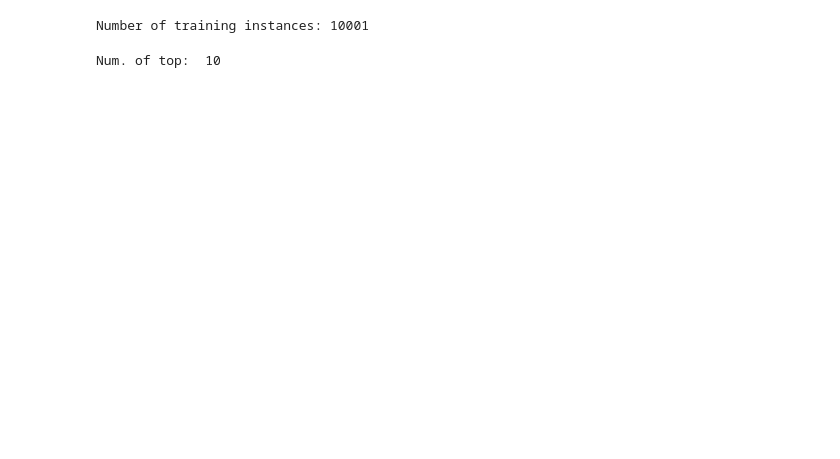
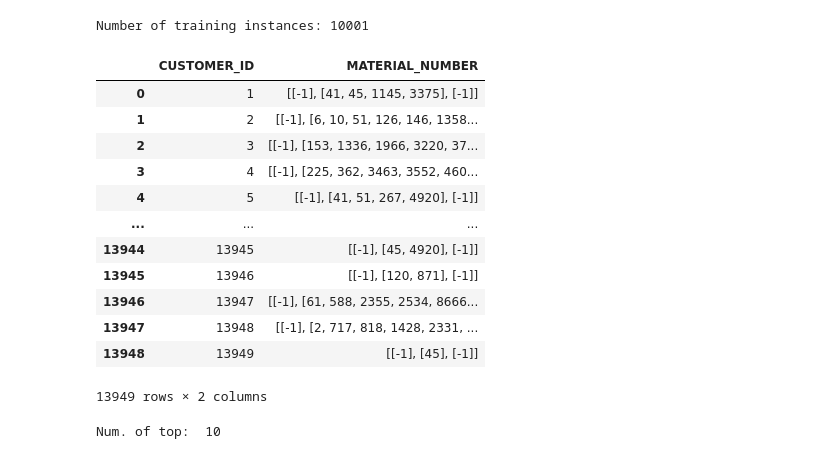
Before and after one commit to pmleffers/TIFUKNN, a Jupyter notebook: TIFUKNN-Work.ipynb, the cells around one changed output. Saved outputs shown, nothing was run; the diff lists cells and outputs as text; code cells hidden in the pictures; blank space fills up the shorter version.

```diff
--- a/TIFUKNN-Work.ipynb
+++ b/TIFUKNN-Work.ipynb
@@ -1033,3 +876,10 @@ test_key_set = filtered_key_set[int(4 / 5 * len(filtered_key_set)):]
 training_key_set, validation_key_set, test_key_set = training_key_set, validation_key_set, test_key_set
 # %% [output]
 Number of training instances: 10000
+# %%
+key_set
+for key in key_set:
+    if len(data_chunk[past_chunk][key]) <= 3:
+        print('<= 3',key)
+    if len(data_chunk[future_chunk][key]) < 2 + next_k_step:
+        print('< 2 + '+str(next_k_step),key)
@@ -1173,8 +1065,8 @@ tmp1[attributes_list]=tmp1[attributes_list].apply(lambda x: [[-1]]+[np.array(sor
 # %%
 df2=pd.read_csv(files[1])
-tmp2=df2.sort_values([usr_attr,ord_attr]).groupby([usr_attr,ord_attr])[attributes_list].apply(np.array).reset_index()
-tmp2=tmp2.groupby([usr_attr])[attributes_list].apply(list).reset_index()
-tmp2[attributes_list]=tmp2[attributes_list].apply(lambda x: [[-1]]+[np.array(sorted(i)) for i in x]+[[-1]])
+tmp2=df2.sort_values(['CUSTOMER_ID','ORDER_NUMBER']).groupby(['CUSTOMER_ID','ORDER_NUMBER'])['MATERIAL_NUMBER'].apply(np.array).reset_index()
+tmp2=tmp2.groupby(['CUSTOMER_ID'])['MATERIAL_NUMBER'].apply(list).reset_index()
+tmp2=tmp2.assign(MATERIAL_NUMBER=tmp2.MATERIAL_NUMBER.apply(lambda x: [[-1]]+[np.array(sorted(i)) for i in x]+[[-1]]))
 # %%
 history_key_set=tmp1.assign(MATERIAL_NUMBER=np.where(tmp1.MATERIAL_NUMBER.apply(len)<= 3,None,tmp1.MATERIAL_NUMBER)).assign(CUSTOMER_ID=tmp1.CUSTOMER_ID.apply(str))
 history_key_set=list(history_key_set[~history_key_set.MATERIAL_NUMBER.isnull()]['CUSTOMER_ID'])
@@ -1192,4 +1084,20 @@ validation_key_set = filtered_key_set[int(4 / 5 * len(filtered_key_set)*0.9):int
 test_key_set = filtered_key_set[int(4 / 5 * len(filtered_key_set)):]
 # %% [output]
 Number of training instances: 10001
+# %%
+tmp2
+# %% [output]
+|  | CUSTOMER_ID | MATERIAL_NUMBER |
+| 0 | 1 | [[-1], [41, 45, 1145, 3375], [-1]] |
+| 1 | 2 | [[-1], [6, 10, 51, 126, 146, 1358... |
+| 2 | 3 | [[-1], [153, 1336, 1966, 3220, 37... |
+| 3 | 4 | [[-1], [225, 362, 3463, 3552, 460... |
+| 4 | 5 | [[-1], [41, 51, 267, 4920], [-1]] |
+| ... | ... | ... |
+| 13944 | 13945 | [[-1], [45, 4920], [-1]] |
+| 13945 | 13946 | [[-1], [120, 871], [-1]] |
+| 13946 | 13947 | [[-1], [61, 588, 2355, 2534, 8666... |
+| 13947 | 13948 | [[-1], [2, 717, 818, 1428, 2331, ... |
+| 13948 | 13949 | [[-1], [45], [-1]] |
+13949 rows × 2 columns
 # %%
```
Also changed, not shown: parts of 47 cells of this notebook, 1 other file.
